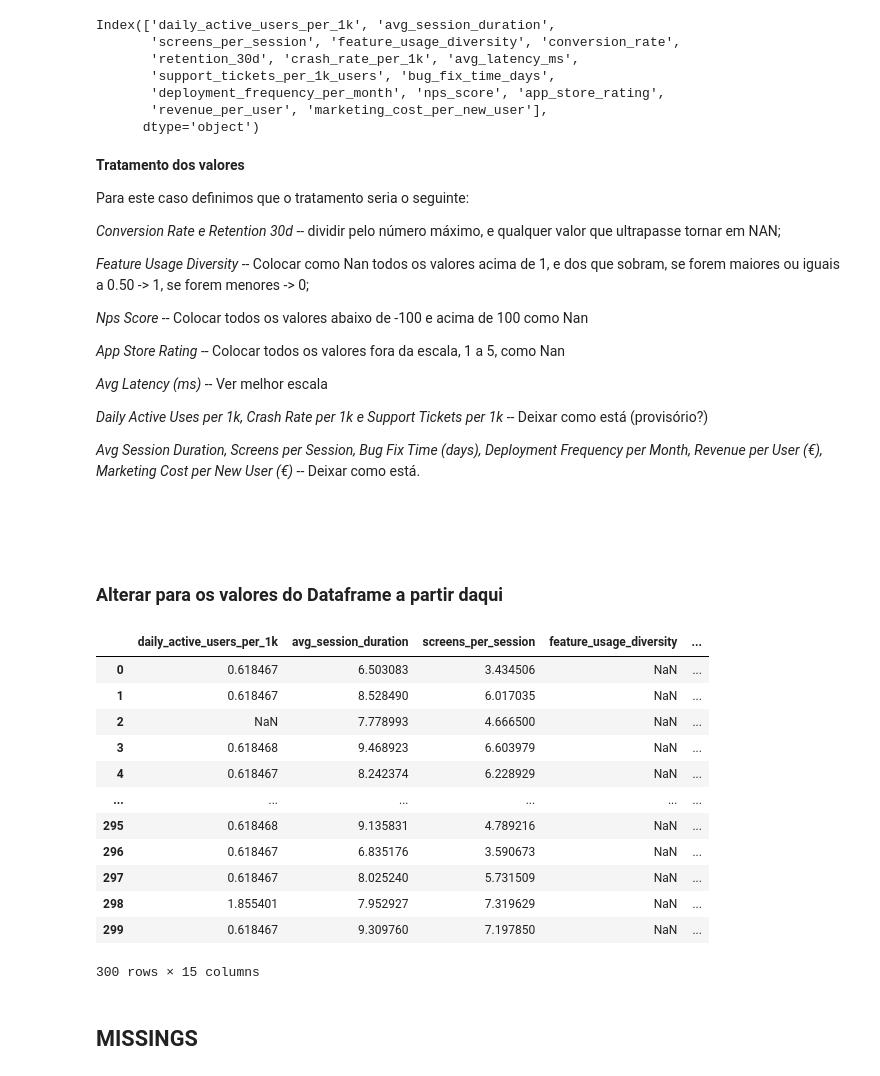
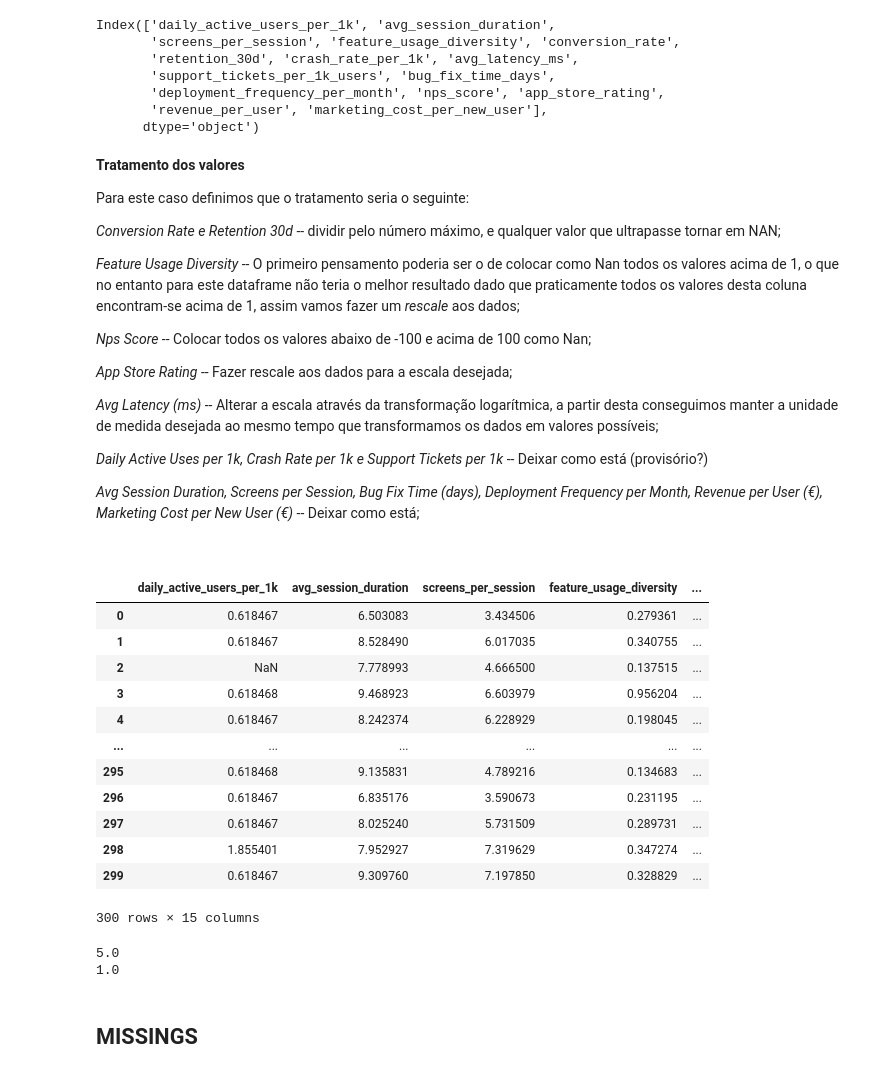
Before and after one commit to jfeiteira/Mini-projeto-do-PCA-e-Cluster, a Jupyter notebook: pca.ipynb, the cells around one changed output. Cells and saved outputs as stored; diff of their text form; code cells hidden in the pictures.

```diff
--- a/pca.ipynb
+++ b/pca.ipynb
@@ -220,54 +168,62 @@ Para este caso definimos que o tratamento seria o seguinte:
 
 *Conversion Rate e Retention 30d* -- dividir pelo número máximo, e qualquer valor que ultrapasse tornar em NAN;
 
-*Feature Usage Diversity* -- Colocar como Nan todos os valores acima de 1, e dos que sobram, se forem maiores ou iguais a 0.50 -> 1, se forem menores -> 0;
+*Feature Usage Diversity* -- O primeiro pensamento poderia ser o de colocar como Nan todos os valores acima de 1, o que no entanto para este dataframe não teria o melhor resultado dado que praticamente todos os valores desta coluna encontram-se acima de 1, assim vamos fazer um *rescale* aos dados;
 
-*Nps Score* -- Colocar todos os valores abaixo de -100 e acima de 100 como Nan
+*Nps Score* -- Colocar todos os valores abaixo de -100 e acima de 100 como Nan;
 
-*App Store Rating* -- Colocar todos os valores fora da escala, 1 a 5, como Nan
+*App Store Rating* -- Fazer rescale aos dados para a escala desejada;
 
-*Avg Latency (ms)* -- Ver melhor escala
+*Avg Latency (ms)* -- Alterar a escala através da transformação logarítmica, a partir desta conseguimos manter a unidade de medida desejada ao mesmo tempo que transformamos os dados em valores possíveis;
 
 *Daily Active Uses per 1k, Crash Rate per 1k e Support Tickets per 1k* -- Deixar como está (provisório?)
 
-*Avg Session Duration, Screens per Session, Bug Fix Time (days), Deployment Frequency per Month, Revenue per User (€), Marketing Cost per New User (€)* -- Deixar como está.
+*Avg Session Duration, Screens per Session, Bug Fix Time (days), Deployment Frequency per Month, Revenue per User (€), Marketing Cost per New User (€)* -- Deixar como está;
 
-<br><br>
+<br>
-# %% [markdown]
-### Alterar para os valores do Dataframe a partir daqui
 # %%
 # Valores de Percentagem
 df['conversion_rate'] = (df['conversion_rate'] / df['conversion_rate'].max()) * 100
 df['retention_30d'] = (df['retention_30d'] / df['retention_30d'].max()) * 100
 
-# Intervalo entre 0 e 1
-df.loc[(df['feature_usage_diversity'] > 1), 'feature_usage_diversity'] = np.nan
-df.loc[(df['feature_usage_diversity'] >= 0.5), 'feature_usage_diversity'] = 1
-df.loc[(df['feature_usage_diversity'] < 0.5), 'feature_usage_diversity'] = 0
+# Intervalo entre 0 e 1 (Com Rescale)
+max_val = df['feature_usage_diversity'].max()
+df['feature_usage_diversity'] = (df['feature_usage_diversity'] / max_val)
 
 # Intervalo -100 e 100
 df.loc[(df['nps_score'] > 100), 'nps_score'] = np.nan
 df.loc[(df['nps_score'] < -100), 'nps_score'] = np.nan
 
-# Intervalo entre 1 e 5
-df.loc[(df['app_store_rating'] > 5), 'app_store_rating'] = np.nan
-df.loc[(df['app_store_rating'] < 1), 'app_store_rating'] = np.nan
+# Intervalo entre 1 e 5 (Com Rescale)
+df['app_store_rating'] = ((df['app_store_rating'] -df['app_store_rating'].min()) / (df['app_store_rating'].max() - df['app_store_rating'].min()) * 4 + 1)
+
+# Transformação Logarítmica
+df["avg_latency_ms"] = np.log10(df["avg_latency_ms"])
 
 df
 # %% [output]
 |  | daily_active_users_per_1k | avg_session_duration | screens_per_session | feature_usage_diversity | ... |
-| 0 | 0.618467 | 6.503083 | 3.434506 | NaN | ... |
-| 1 | 0.618467 | 8.528490 | 6.017035 | NaN | ... |
-| 2 | NaN | 7.778993 | 4.666500 | NaN | ... |
-| 3 | 0.618468 | 9.468923 | 6.603979 | NaN | ... |
-| 4 | 0.618467 | 8.242374 | 6.228929 | NaN | ... |
+| 0 | 0.618467 | 6.503083 | 3.434506 | 0.279361 | ... |
+| 1 | 0.618467 | 8.528490 | 6.017035 | 0.340755 | ... |
+| 2 | NaN | 7.778993 | 4.666500 | 0.137515 | ... |
+| 3 | 0.618468 | 9.468923 | 6.603979 | 0.956204 | ... |
+| 4 | 0.618467 | 8.242374 | 6.228929 | 0.198045 | ... |
 | ... | ... | ... | ... | ... | ... |
-| 295 | 0.618468 | 9.135831 | 4.789216 | NaN | ... |
-| 296 | 0.618467 | 6.835176 | 3.590673 | NaN | ... |
-| 297 | 0.618467 | 8.025240 | 5.731509 | NaN | ... |
-| 298 | 1.855401 | 7.952927 | 7.319629 | NaN | ... |
-| 299 | 0.618467 | 9.309760 | 7.197850 | NaN | ... |
+| 295 | 0.618468 | 9.135831 | 4.789216 | 0.134683 | ... |
+| 296 | 0.618467 | 6.835176 | 3.590673 | 0.231195 | ... |
+| 297 | 0.618467 | 8.025240 | 5.731509 | 0.289731 | ... |
+| 298 | 1.855401 | 7.952927 | 7.319629 | 0.347274 | ... |
+| 299 | 0.618467 | 9.309760 | 7.197850 | 0.328829 | ... |
 300 rows × 15 columns
+# %%
+max_value = df['app_store_rating'].max()
+min_value = df['app_store_rating'].min()
+
+print(max_value)
+print(min_value)
+# %% [output]
+5.0
+1.0
 # %% [markdown]
 ## MISSINGS
 # %%
```
Also changed, not shown: parts of 34 cells of this notebook.
